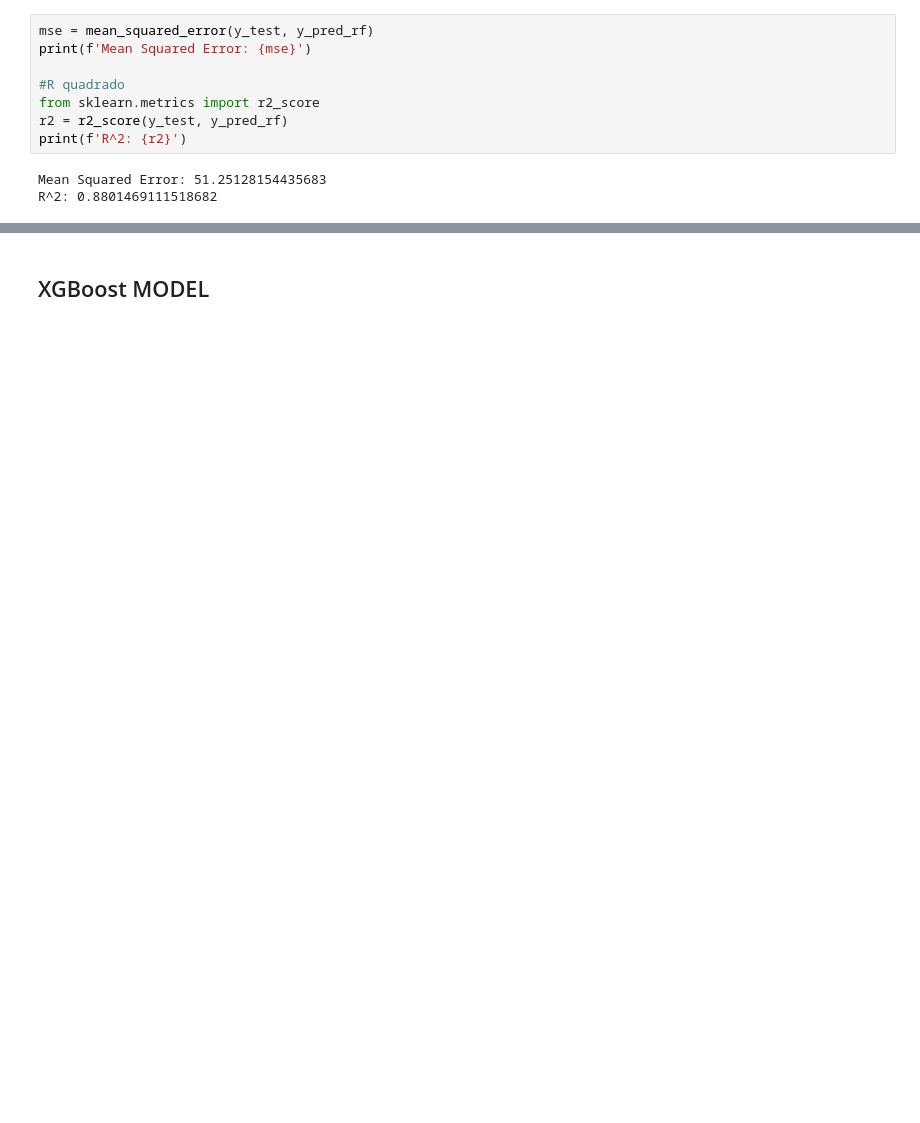
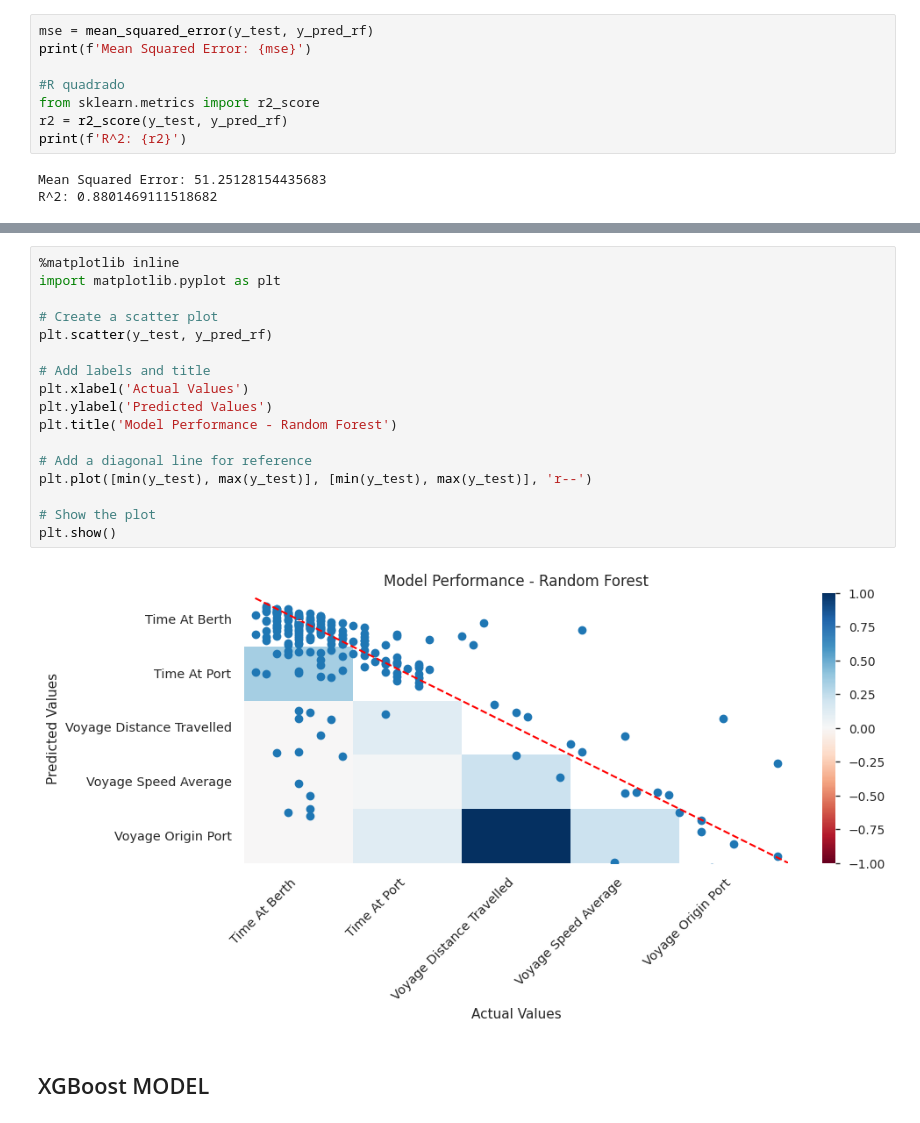
Before and after one commit to klysman08/ML-Smart-Berth-Planning, a Jupyter notebook: previ.ipynb, the cells around one changed output, grey strips where cells are left out. Drawn from its saved outputs; the diff is of its cells as text; blank space fills up the shorter version.

```diff
--- a/previ.ipynb
+++ b/previ.ipynb
@@ -128,3 +168,22 @@ R^2: 0.8801469111518682
+# %%
+%matplotlib inline
+import matplotlib.pyplot as plt
+
+# Create a scatter plot
+plt.scatter(y_test, y_pred_rf)
+
+# Add labels and title
+plt.xlabel('Actual Values')
+plt.ylabel('Predicted Values')
+plt.title('Model Performance - Random Forest')
+
+# Add a diagonal line for reference
+plt.plot([min(y_test), max(y_test)], [min(y_test), max(y_test)], 'r--')
+
+# Show the plot
+plt.show()
+# %% [output]
+[figure, added]
 # %% [markdown]
 ## XGBoost MODEL
 # %%
```
Also changed, not shown: parts of 9 cells of this notebook, 1 other file.
